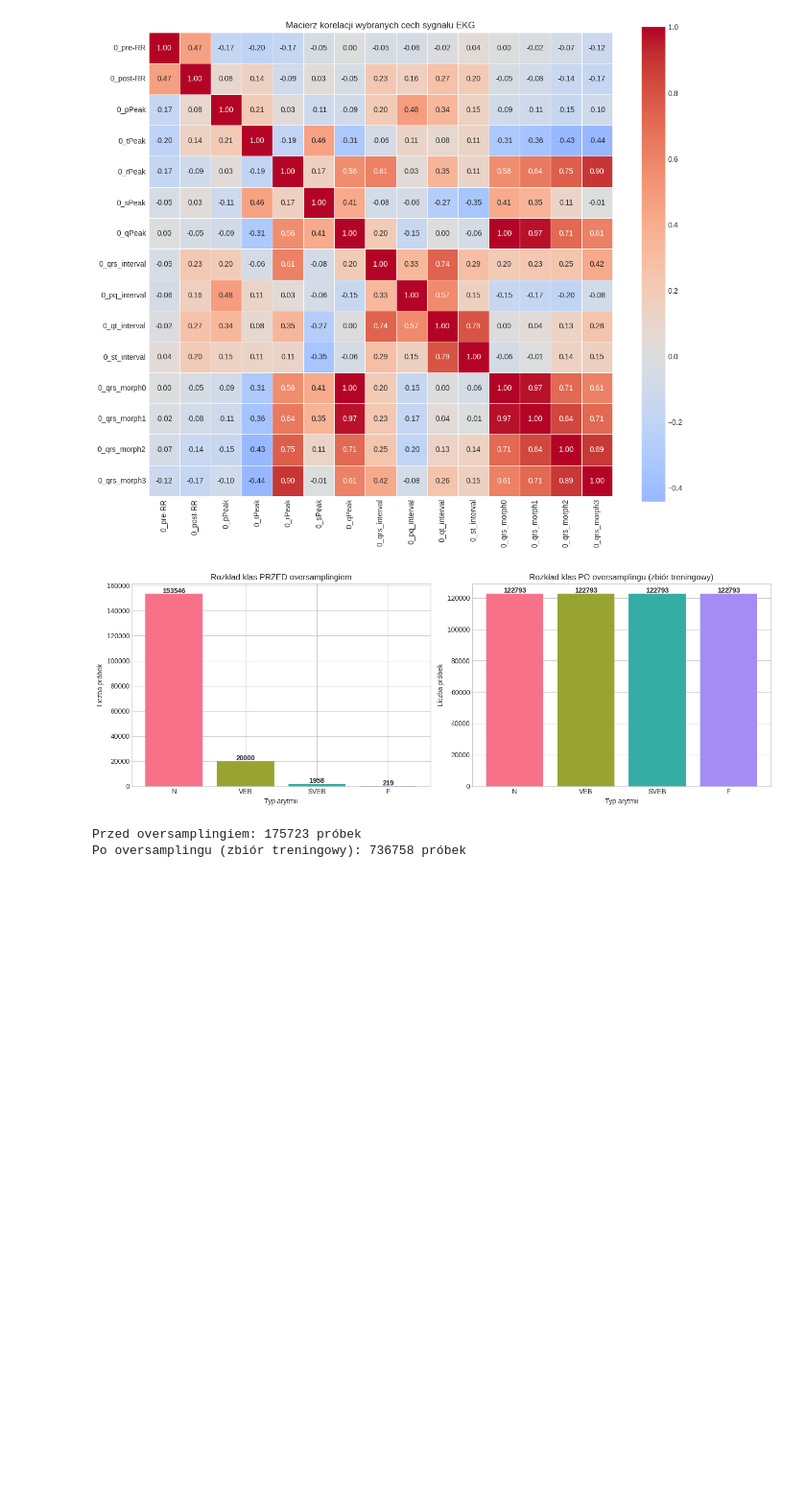
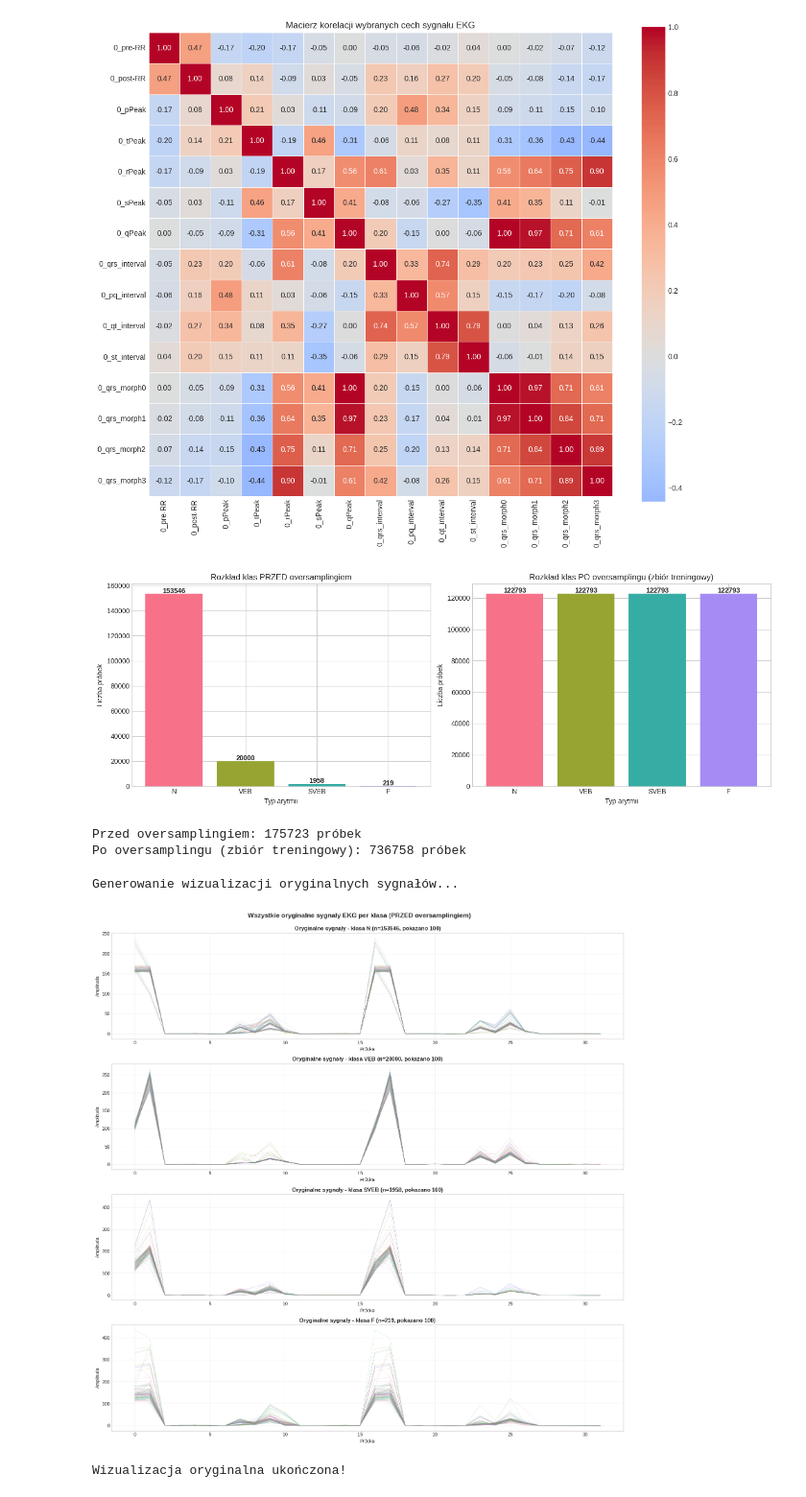
Before and after one commit to jaknow01/RNN-ECG-analysis, a Jupyter notebook: notebooks/visualize_data.ipynb, the cells around one changed output. Shown at 96% size. Saved outputs shown, nothing was run; the diff lists cells and outputs as text; code cells hidden in the pictures; blank space fills up the shorter version.

```diff
--- a/notebooks/visualize_data.ipynb
+++ b/notebooks/visualize_data.ipynb
@@ -141,3 +143,40 @@ print(f"Po oversamplingu (zbiór treningowy): {y_train.sum()} próbek")
 [figure]
 Przed oversamplingiem: 175723 próbek
 Po oversamplingu (zbiór treningowy): 736758 próbek
+# %%
+# Wizualizacja wszystkich sygnałów z każdej klasy - PRZED oversamplingiem
+print("Generowanie wizualizacji oryginalnych sygnałów...")
+
+fig, axes = plt.subplots(4, 1, figsize=(16, 16))
+class_names = ['N', 'VEB', 'SVEB', 'F']
+
+for idx, class_name in enumerate(class_names):
+    # Filtruj dane dla danej klasy (przed oversamplingiem)
+    class_data = df_no_q[df_no_q['type'] == class_name]
+
+    # Wybierz kolumny sygnału
+    signal_cols = [col for col in class_data.columns if col not in ['record', 'type']]
+
+    # Limit próbek do wyświetlenia (żeby wykres był czytelny)
+    max_samples = min(100, len(class_data))
+
+    for i in range(max_samples):
+        signal = class_data.iloc[i][signal_cols].values
+        axes[idx].plot(signal, alpha=0.3, linewidth=0.5)
+
+    axes[idx].set_title(f'Oryginalne sygnały - klasa {class_name} (n={len(class_data)}, pokazano {max_samples})',
+                        fontsize=12, fontweight='bold')
+    axes[idx].set_xlabel('Próbka')
+    axes[idx].set_ylabel('Amplituda')
+    axes[idx].grid(True, alpha=0.3)
+
+plt.suptitle('Wszystkie oryginalne sygnały EKG per klasa (PRZED oversamplingiem)',
+             fontsize=14, fontweight='bold', y=0.995)
+plt.tight_layout()
+plt.show()
+
+print("Wizualizacja oryginalna ukończona!")
+# %% [output]
+Generowanie wizualizacji oryginalnych sygnałów...
+[figure, added]
+Wizualizacja oryginalna ukończona!
```
Also changed, not shown: parts of 3 cells of this notebook, 5 other files.
